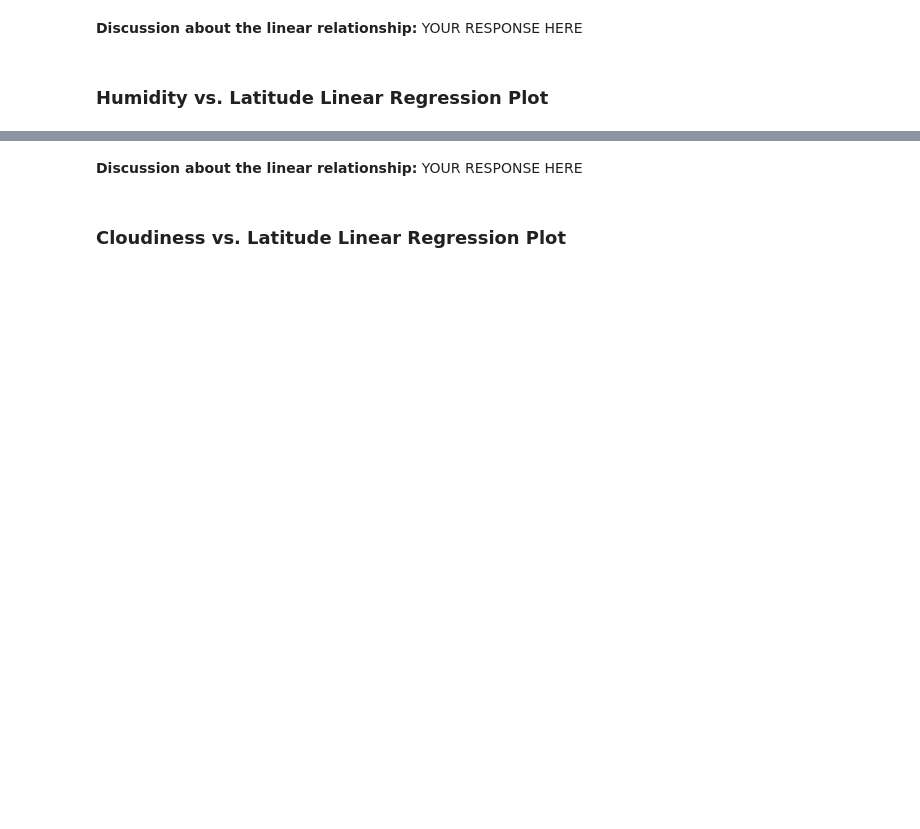
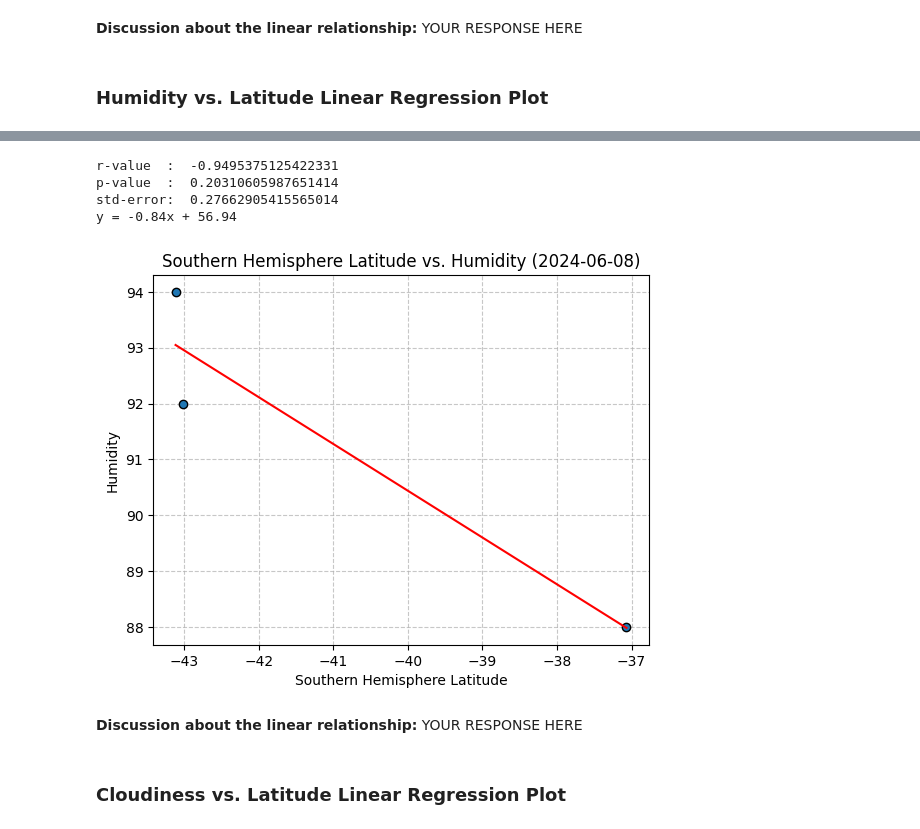
Before and after one commit to thaychansy/python-api, a Jupyter notebook: WeatherPy.ipynb, the cells around one changed output, grey strips where cells are left out. Saved outputs shown, nothing was run; the diff lists cells and outputs as text; code cells hidden in the pictures; blank space fills up the shorter version.

```diff
--- a/WeatherPy.ipynb
+++ b/WeatherPy.ipynb
@@ -413,3 +409,15 @@ Name: Lat, Length: 178, dtype: float64
+# %%
+# Southern Hemisphere
+x_values = southern_hemi_df['Lat']
+y_values = southern_hemi_df['Humidity']
+
+create_linear_regression(x_values, y_values, 'Southern Hemisphere Latitude','Humidity')
+# %% [output]
+r-value  :  -0.9495375125422331
+p-value  :  0.20310605987651414
+std-error:  0.27662905415565014
+y = -0.84x + 56.94
+[figure, added]
 # %% [markdown]
 **Discussion about the linear relationship:** YOUR RESPONSE HERE
 # %% [markdown]
```
Also changed, not shown: parts of 13 cells of this notebook.
